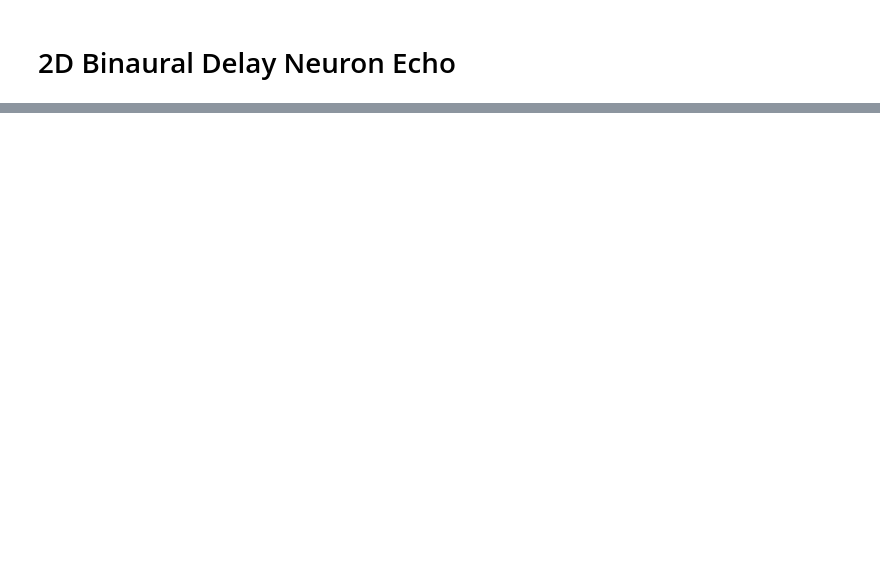
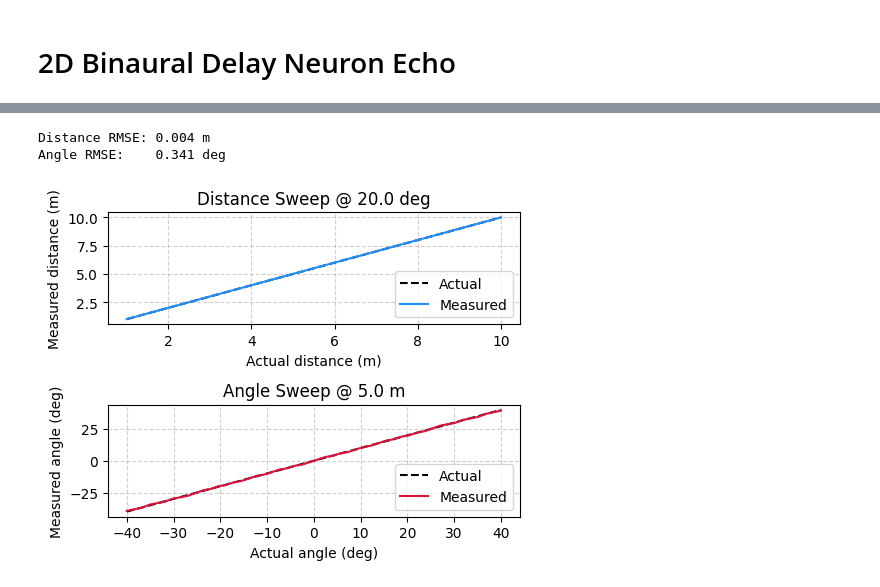
Before and after one commit to jackhenry02/Radar_SNN_2, a Jupyter notebook: notebooks/Delay_neuron_echo_2D.ipynb, the cells around one changed output, grey strips where cells are left out. Cells and saved outputs as stored; diff of their text form; code cells hidden in the pictures; blank space fills up the shorter version.

Commit message:
figure sizes, theory added, and rastor plot

```diff
--- a/notebooks/Delay_neuron_echo_2D.ipynb
+++ b/notebooks/Delay_neuron_echo_2D.ipynb
@@ -192,31 +194,35 @@ for a in angles_deg:
     angles_measured.append(result.angle_deg)
 
 distances_measured = np.array(distances_measured)
 angles_measured = np.array(angles_measured)
 
 dist_rmse = np.sqrt(np.mean((distances_measured - distances) ** 2))
 angle_rmse = np.sqrt(np.mean((angles_measured - angles_deg) ** 2))
 
 print(f"Distance RMSE: {dist_rmse:.3f} m")
 print(f"Angle RMSE:    {angle_rmse:.3f} deg")
 
-fig, axes = plt.subplots(2, 1, figsize=(10, 8))
+fig, axes = plt.subplots(2, 1, figsize=(5, 4))
 
 axes[0].plot(distances, distances, label="Actual", color="black", linestyle="--")
 axes[0].plot(distances, distances_measured, label="Measured", color="dodgerblue")
 axes[0].set_title(f"Distance Sweep @ {angle_deg_fixed:.1f} deg")
 axes[0].set_xlabel("Actual distance (m)")
 axes[0].set_ylabel("Measured distance (m)")
 axes[0].grid(True, linestyle="--", alpha=0.6)
 axes[0].legend(loc="lower right")
 
 axes[1].plot(angles_deg, angles_deg, label="Actual", color="black", linestyle="--")
 axes[1].plot(angles_deg, angles_measured, label="Measured", color="crimson")
 axes[1].set_title(f"Angle Sweep @ {distance_fixed:.1f} m")
 axes[1].set_xlabel("Actual angle (deg)")
 axes[1].set_ylabel("Measured angle (deg)")
 axes[1].grid(True, linestyle="--", alpha=0.6)
 axes[1].legend(loc="lower right")
 
 plt.tight_layout()
 plt.show()
+# %% [output]
+Distance RMSE: 0.004 m
+Angle RMSE:    0.341 deg
+[figure, added]
```
Also changed, not shown: parts of 9 cells of this notebook.
